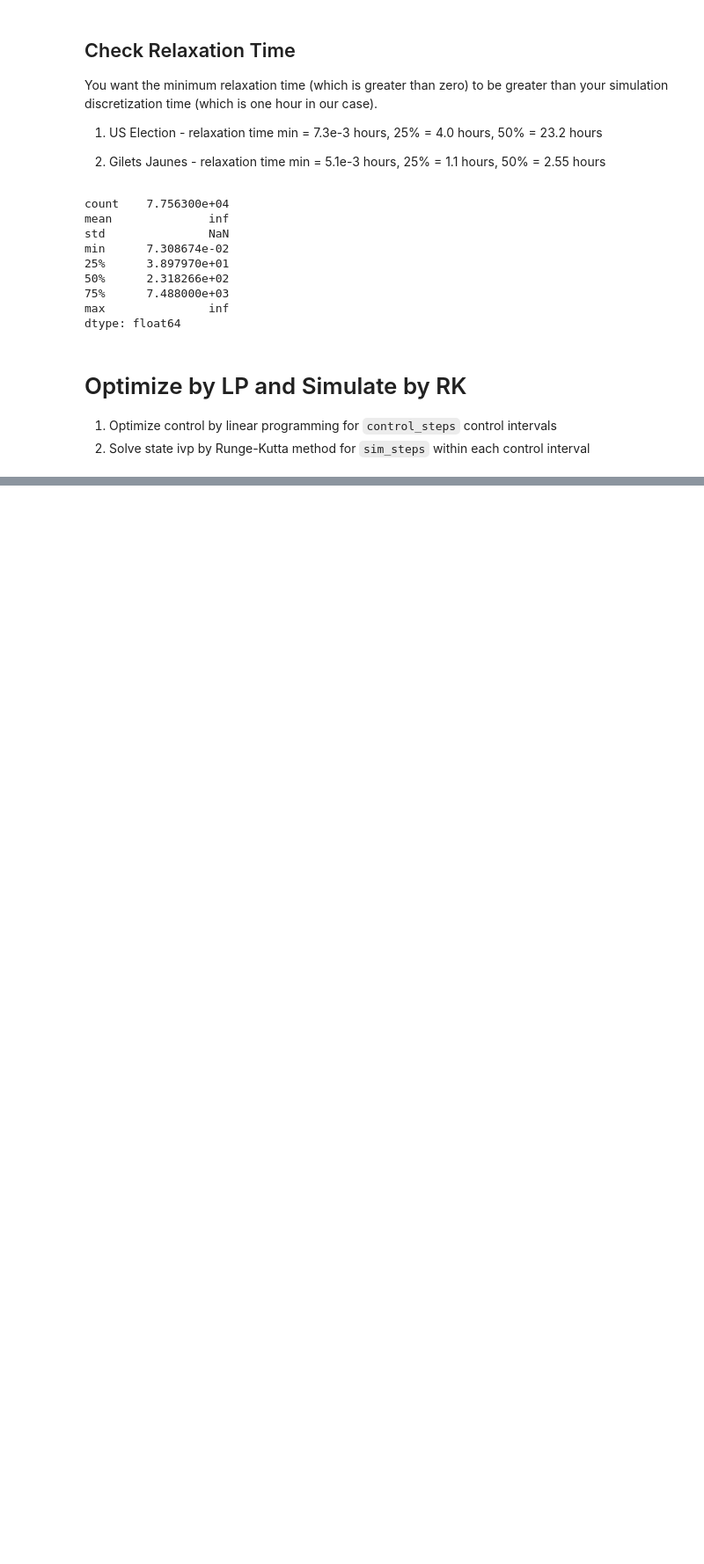
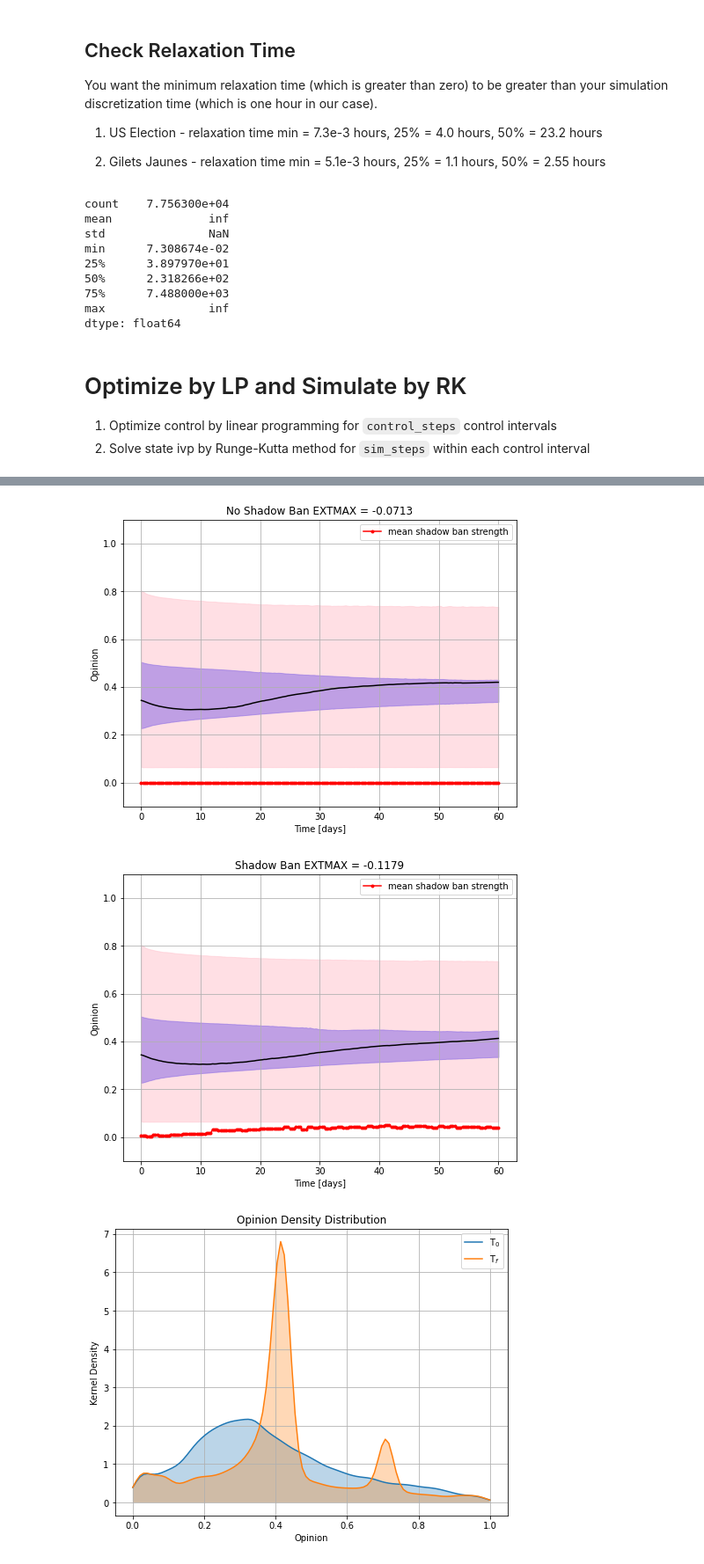
Before and after one commit to zlisto/opinion_dynamics, a Jupyter notebook: ShadowbanAdaptive_LPRK.ipynb, the cells around one changed output, grey strips where cells are left out. Shown at 88% size. Drawn from its saved outputs; the diff is of its cells as text; code cells hidden in the pictures; blank space fills up the shorter version.

Commit message:
EXTMIN, EXTMAX

```diff
--- a/ShadowbanAdaptive_LPRK.ipynb
+++ b/ShadowbanAdaptive_LPRK.ipynb
@@ -121,18 +119,19 @@ def shift(x):
     return(y)
 
 #for dynamics_simulator.py
-Tf = 180 #final time of simulator [days]
+Tf = 60 #final time of simulator [days]
 control_steps = Tf
 sim_steps = 3
 
 #optimization parameters
 smax = 0.5 #max strength of shadow banning at any time
 OBJECTIVE = 'MEAN' #integral cost type
-assert OBJECTIVE in ['MEAN','VARMIN','VARMAX','EXTRMIN','EXTRMAX']
+thres = 0.7 #used for EXTMIN and EXTMAX
+assert OBJECTIVE in ['MEAN','VARMIN','VARMAX','EXTMIN','EXTMAX']
 
 additional_params = {'tau': tau, 'omega': omega, 'shift': shift,
                      'Tf': Tf, 'control_steps': control_steps, 'sim_steps': sim_steps,
-                     'OBJECTIVE': OBJECTIVE, 'smax': smax}
+                     'OBJECTIVE': OBJECTIVE, 'smax': smax, 'thres': thres}
 
 params = {**network_params, **additional_params}
 nv = params['A'].shape[0]
@@ -185,6 +185,15 @@ dtype: float64
 2. Solve state ivp by Runge-Kutta method for `sim_steps` within each control interval
 # %%
 %%time
+
+import cProfile
+# Create a profiler object
+profiler = cProfile.Profile()
+
+# Start profiling
+profiler.enable()
+
+
 
 # no ban
 start_time = time.time()
@@ -196,11 +205,12 @@ T = np.linspace(0, Tf, sim_steps*control_steps + 1) # for plots
 
 # for OBJECTIVE in ['MEAN']:
 # for OBJECTIVE in ['VARMAX']:
-for OBJECTIVE in ['VARMIN']:
+# for OBJECTIVE in ['VARMIN']:
+for OBJECTIVE in ['EXTMAX']:
     params['OBJECTIVE'] = OBJECTIVE
 
     # objective of no ban
-    obj_no_ban = cost_sim(OBJECTIVE, Opinions_no_ban, Controls_no_ban)
+    obj_no_ban = cost_sim(OBJECTIVE, Opinions_no_ban, Controls_no_ban, thres=params['thres'])
 
     # plot no ban
     plt.figure(figsize = (8,6))
@@ -225,7 +235,7 @@ for OBJECTIVE in ['VARMIN']:
         start_time = time.time()
         env_ban = OpinionSimulatorContinuous(params, True)
         Opinions_ban, Controls_ban = opinion_simulation_list(env_ban)
-        obj_ban = cost_sim(OBJECTIVE, Opinions_ban, Controls_ban)
+        obj_ban = cost_sim(OBJECTIVE, Opinions_ban, Controls_ban, thres=params['thres'])
 
         print(f"Took {(time.time()-start_time)/60:.2f} mins to simulate ban {OBJECTIVE} smax = {smax}")
 
@@ -284,4 +294,11 @@ print("Memory usage:", memory.used/10**6, "mega bytes")
 # Get CPU usage
 cpu_percent = psutil.cpu_percent(interval=10)
 print("CPU usage:", cpu_percent, "%")
+
+
+# Stop profiling
+profiler.disable()
+
+# Save the results to a file
+profiler.dump_stats('profile_results.txt')
 # %% [output]
@@ -289,0 +311,3 @@ Took 43.33 mins to simulate ban VARMIN smax = 0.0
+[figure, added]
+[figure, added]
+[figure, added]
```
Also changed, not shown: parts of 8 cells of this notebook, 1 other file.
